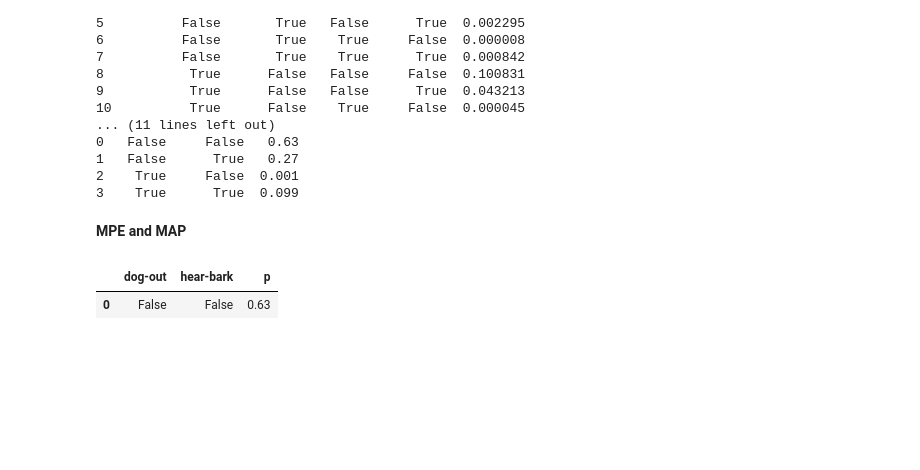
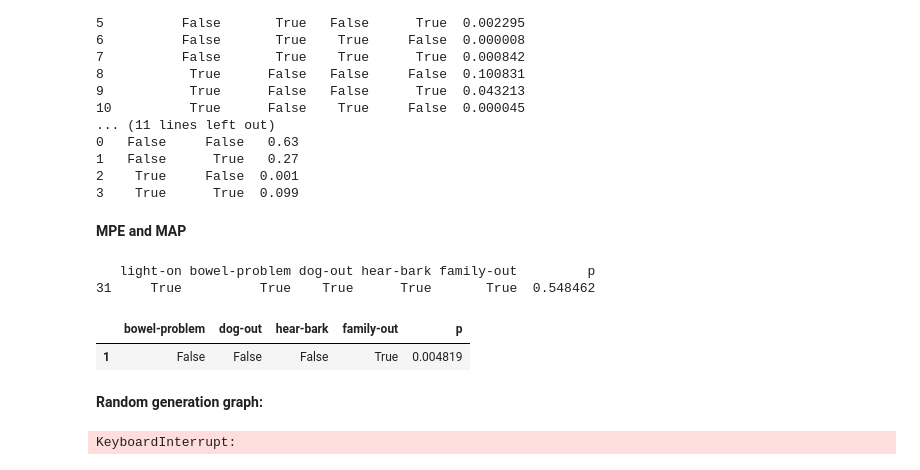
Before and after one commit to sandergs92/KR21-project-group-13, a Jupyter notebook: example.ipynb, the cells around one changed output. Drawn from its saved outputs; the diff is of its cells as text; code cells hidden in the pictures; blank space fills up the shorter version.

```diff
--- a/example.ipynb
+++ b/example.ipynb
@@ -87,12 +87,28 @@ print(posterior)
 # %%
 # MPE
 evidence = [('hear-bark', True), ('family-out', True), ('dog-out', True)]
 mpe = reasoner.mpe(evidence)
-mpe
+print(mpe)
 
 # MAP
 map_test = reasoner.map_instance(['hear-bark', 'dog-out'], [('bowel-problem', False), ('family-out', True)])
 map_test
 # %% [output]
+   light-on bowel-problem dog-out hear-bark family-out         p
+31     True          True    True      True       True  0.548462
-|  | dog-out | hear-bark | p |
-| 0 | False | False | 0.63 |
+|  | bowel-problem | dog-out | hear-bark | family-out | p |
+| 1 | False | False | False | True | 0.004819 |
+# %% [markdown]
+**Random generation graph:**
+# %%
+randomly_generated_graph = reasoner.gnp_random_connected_graph(15)
+randomly_generated_cpts = reasoner.set_cpts(randomly_generated_graph)
+
+random_bayes_network = BayesNet()
+random_bayes_network.create_bn(randomly_generated_graph.nodes(), randomly_generated_graph.edges(), randomly_generated_cpts)
+reasoner = BNReasoner(random_bayes_network)
+
+random_mpe = reasoner.mpe([])
+random_mpe
+# %% [output]
+KeyboardInterrupt:
```
Also changed, not shown: parts of 4 cells of this notebook, 2 other files.
